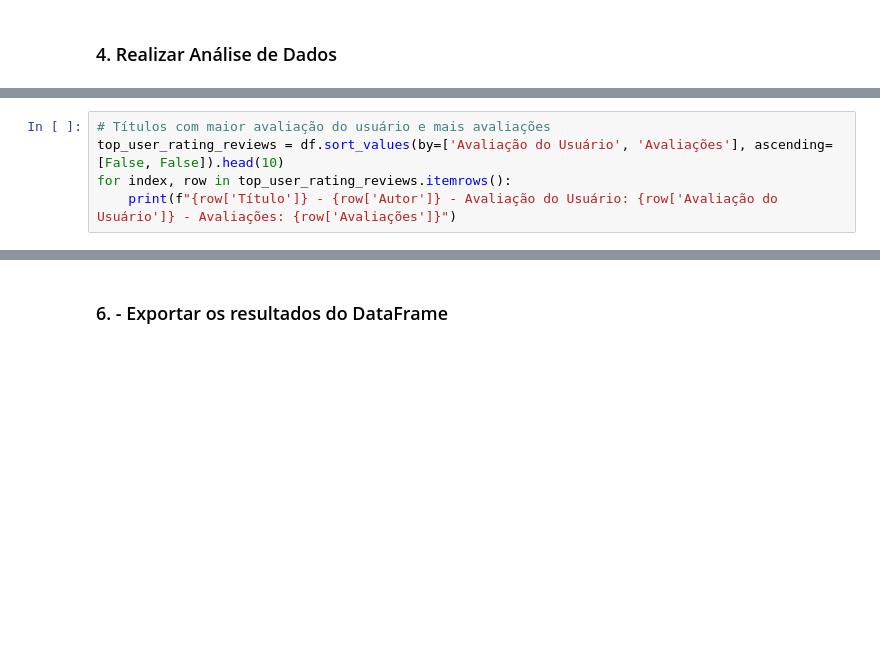
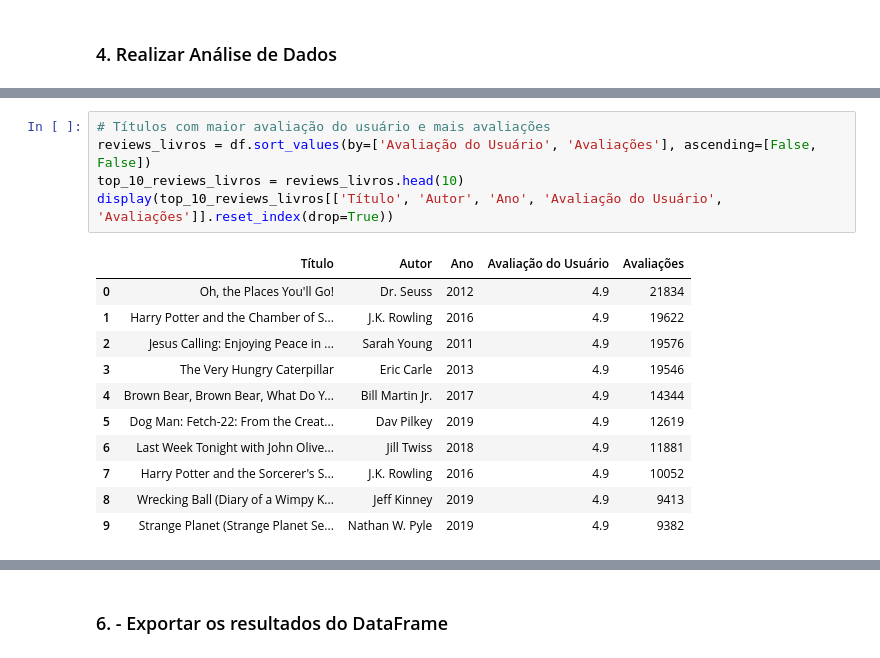
Before and after one commit to Luisot132613/Analise_de_Dados_Amazon_BestSelling_Books, a Jupyter notebook: Notebook/notebook.ipynb, the cells around one changed output, grey strips where cells are left out. Drawn from its saved outputs; the diff is of its cells as text; blank space fills up the shorter version.

```diff
--- a/Notebook/notebook.ipynb
+++ b/Notebook/notebook.ipynb
@@ -58,7 +136,19 @@ print(f"A quantidade de títulos com avaliação de 4.9 é: {count_4_9} livros")
 # %%
 # Títulos com maior avaliação do usuário e mais avaliações
-top_user_rating_reviews = df.sort_values(by=['Avaliação do Usuário', 'Avaliações'], ascending=[False, False]).head(10)
-for index, row in top_user_rating_reviews.itemrows():
-    print(f"{row['Título']} - {row['Autor']} - Avaliação do Usuário: {row['Avaliação do Usuário']} - Avaliações: {row['Avaliações']}")
+reviews_livros = df.sort_values(by=['Avaliação do Usuário', 'Avaliações'], ascending=[False, False])
+top_10_reviews_livros = reviews_livros.head(10)
+display(top_10_reviews_livros[['Título', 'Autor', 'Ano', 'Avaliação do Usuário', 'Avaliações']].reset_index(drop=True))
+# %% [output]
+|  | Título | Autor | Ano | Avaliação do Usuário | Avaliações |
+| 0 | Oh, the Places You'll Go! | Dr. Seuss | 2012 | 4.9 | 21834 |
+| 1 | Harry Potter and the Chamber of S... | J.K. Rowling | 2016 | 4.9 | 19622 |
+| 2 | Jesus Calling: Enjoying Peace in ... | Sarah Young | 2011 | 4.9 | 19576 |
+| 3 | The Very Hungry Caterpillar | Eric Carle | 2013 | 4.9 | 19546 |
+| 4 | Brown Bear, Brown Bear, What Do Y... | Bill Martin Jr. | 2017 | 4.9 | 14344 |
+| 5 | Dog Man: Fetch-22: From the Creat... | Dav Pilkey | 2019 | 4.9 | 12619 |
+| 6 | Last Week Tonight with John Olive... | Jill Twiss | 2018 | 4.9 | 11881 |
+| 7 | Harry Potter and the Sorcerer's S... | J.K. Rowling | 2016 | 4.9 | 10052 |
+| 8 | Wrecking Ball (Diary of a Wimpy K... | Jeff Kinney | 2019 | 4.9 | 9413 |
+| 9 | Strange Planet (Strange Planet Se... | Nathan W. Pyle | 2019 | 4.9 | 9382 |
 # %%
 # Popularidade do Autor
```
Also changed, not shown: parts of 15 cells of this notebook.
